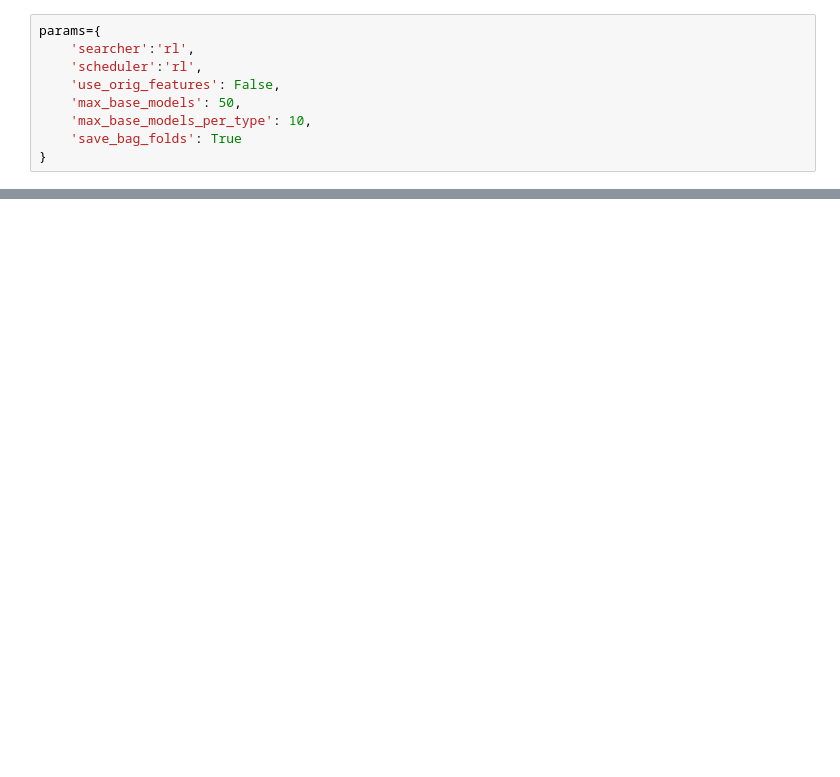
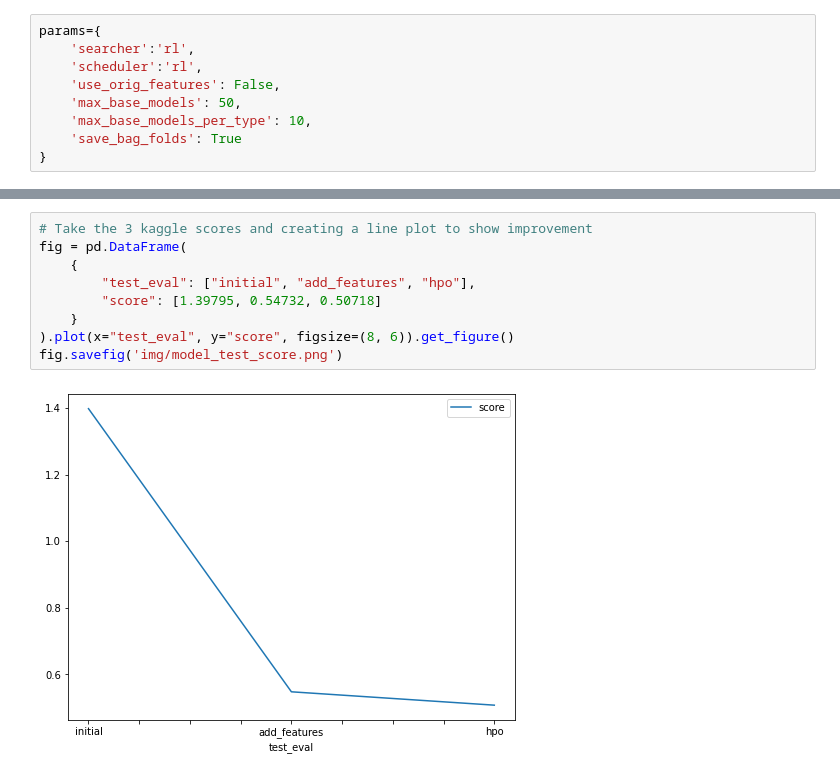
Before and after one commit to ChrystianGreen2/Predict-Bike-Sharing-Demand-with-Autogluon, a Jupyter notebook: notebook178a46b196.ipynb, the cells around one changed output, grey strips where cells are left out. Saved outputs shown, nothing was run; the diff lists cells and outputs as text; blank space fills up the shorter version.

```diff
--- a/notebook178a46b196.ipynb
+++ b/notebook178a46b196.ipynb
@@ -104,0 +577,11 @@ submissions_new_hpo.loc[predictions < 0,"count"] = 0
+# %%
+# Take the 3 kaggle scores and creating a line plot to show improvement
+fig = pd.DataFrame(
+    {
+        "test_eval": ["initial", "add_features", "hpo"],
+        "score": [1.39795, 0.54732, 0.50718]
+    }
+).plot(x="test_eval", y="score", figsize=(8, 6)).get_figure()
+fig.savefig('img/model_test_score.png')
+# %% [output]
+[figure, added]
```
Also changed, not shown: parts of 63 cells of this notebook.
